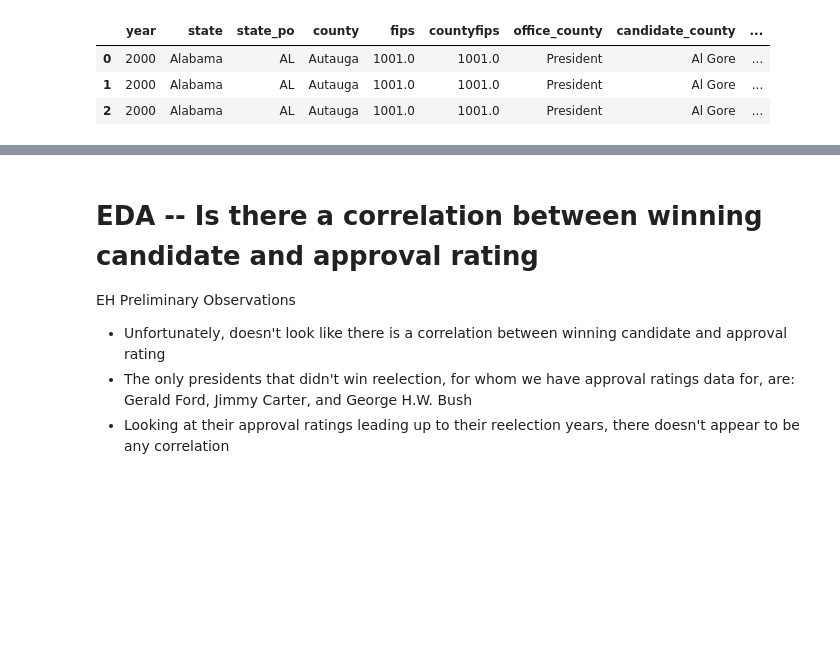
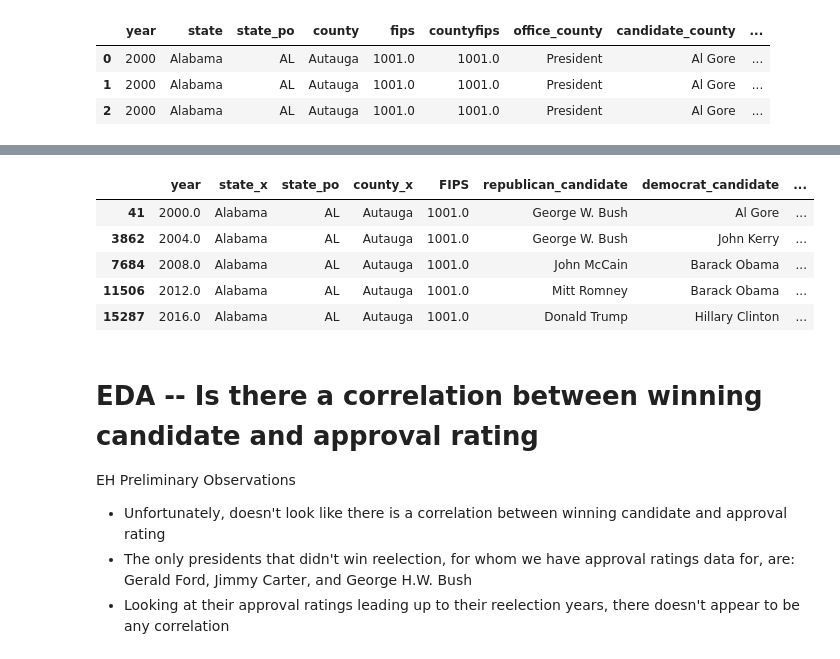
Before and after one commit to ehuang13/w210-presidential-election, a Jupyter notebook: ellie/ellie_eda.ipynb, the cells around one changed output, grey strips where cells are left out. Cells and saved outputs as stored; diff of their text form; code cells hidden in the pictures; blank space fills up the shorter version.

```diff
--- a/ellie_eda.ipynb
+++ b/ellie/ellie_eda.ipynb
@@ -291,0 +350,2 @@ merged_df.head(3)
+# %%
+mergedmod_df2 = mergedmod_df.dropna(how="all")
@@ -292,3 +356,15 @@ merged_df.head(3)
+# %%
+# sanity check for Autauga county to confirm merge is accurate
+autauga = mergedmod_df2["county_x"] == "Autauga"
+autauga_df = mergedmod_df2[autauga]
+autauga_df
+# %% [output]
+|  | year | state_x | state_po | county_x | FIPS | republican_candidate | democrat_candidate | ... |
+| 41 | 2000.0 | Alabama | AL | Autauga | 1001.0 | George W. Bush | Al Gore | ... |
+| 3862 | 2004.0 | Alabama | AL | Autauga | 1001.0 | George W. Bush | John Kerry | ... |
+| 7684 | 2008.0 | Alabama | AL | Autauga | 1001.0 | John McCain | Barack Obama | ... |
+| 11506 | 2012.0 | Alabama | AL | Autauga | 1001.0 | Mitt Romney | Barack Obama | ... |
+| 15287 | 2016.0 | Alabama | AL | Autauga | 1001.0 | Donald Trump | Hillary Clinton | ... |
 # %% [markdown]
 # EDA -- Is there a correlation between winning candidate and approval rating
 EH Preliminary Observations
```
Also changed, not shown: parts of 10 cells of this notebook, 1 other file.
